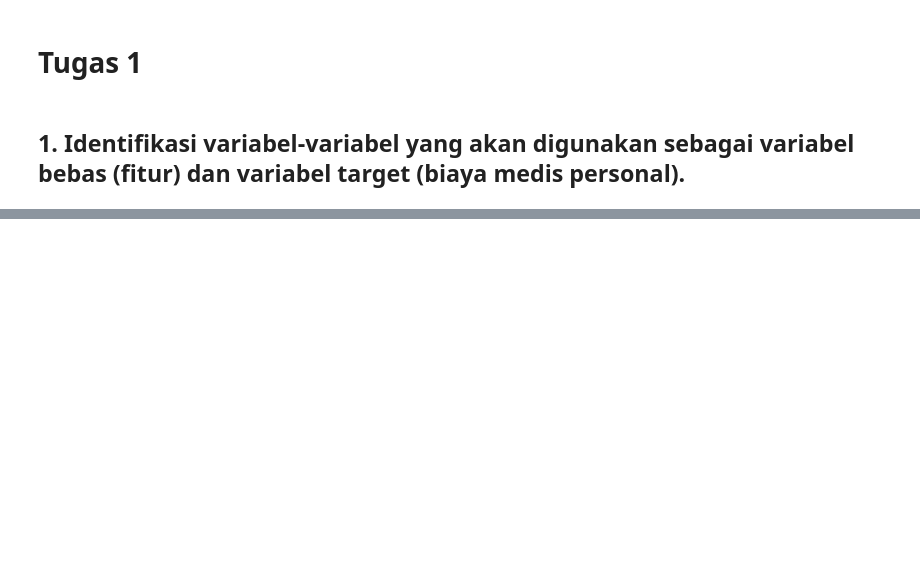
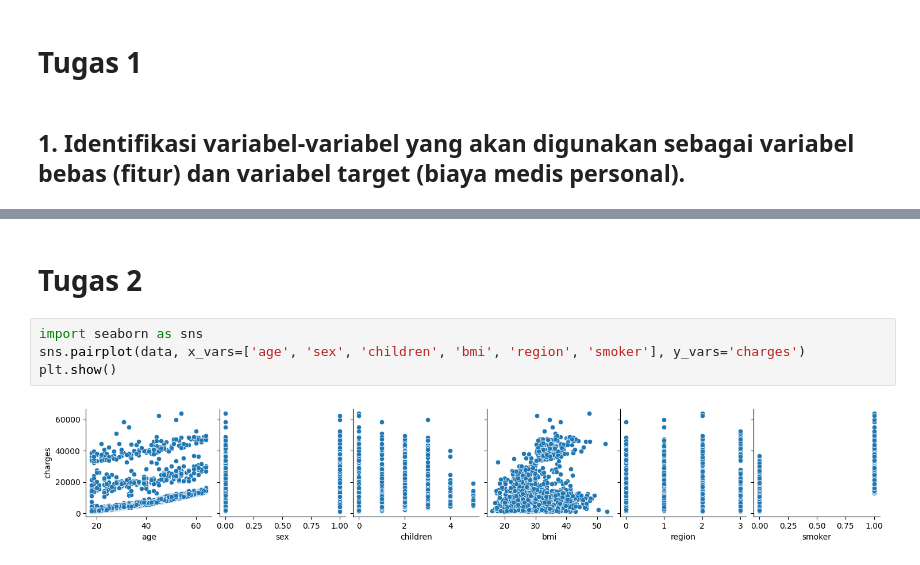
Before and after one commit to Saonoke/machine-learning-2024, a Jupyter notebook: week3.ipynb, the cells around one changed output, grey strips where cells are left out. Saved outputs shown, nothing was run; the diff lists cells and outputs as text; blank space fills up the shorter version.

```diff
--- a/week3.ipynb
+++ b/week3.ipynb
@@ -419,0 +449,8 @@ R-squared (R2): 0.78
+# %% [markdown]
+# Tugas 2
+# %%
+import seaborn as sns
+sns.pairplot(data, x_vars=['age', 'sex', 'children', 'bmi', 'region', 'smoker'], y_vars='charges')
+plt.show()
+# %% [output]
+[figure, added]
```
Also changed, not shown: parts of 8 cells of this notebook.
